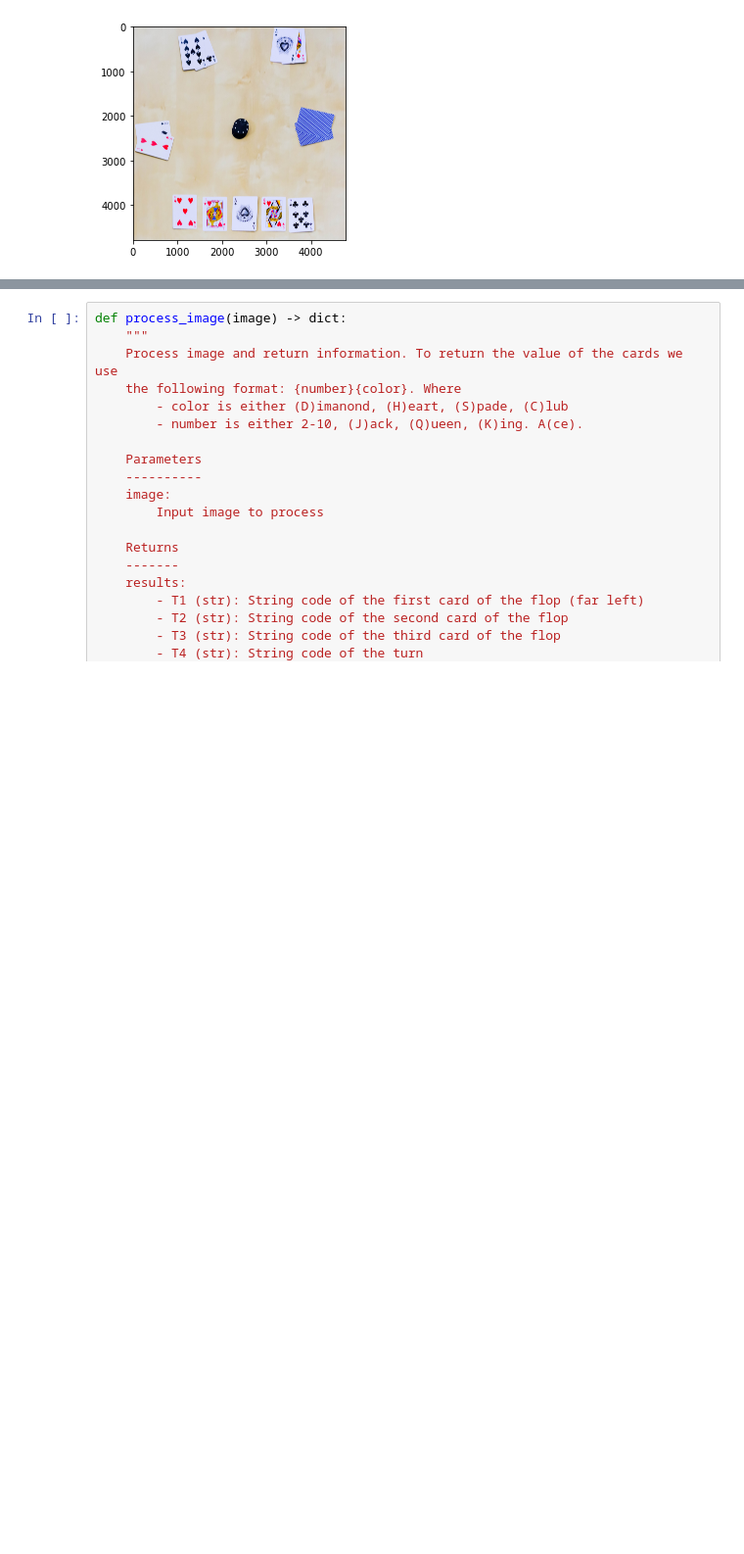
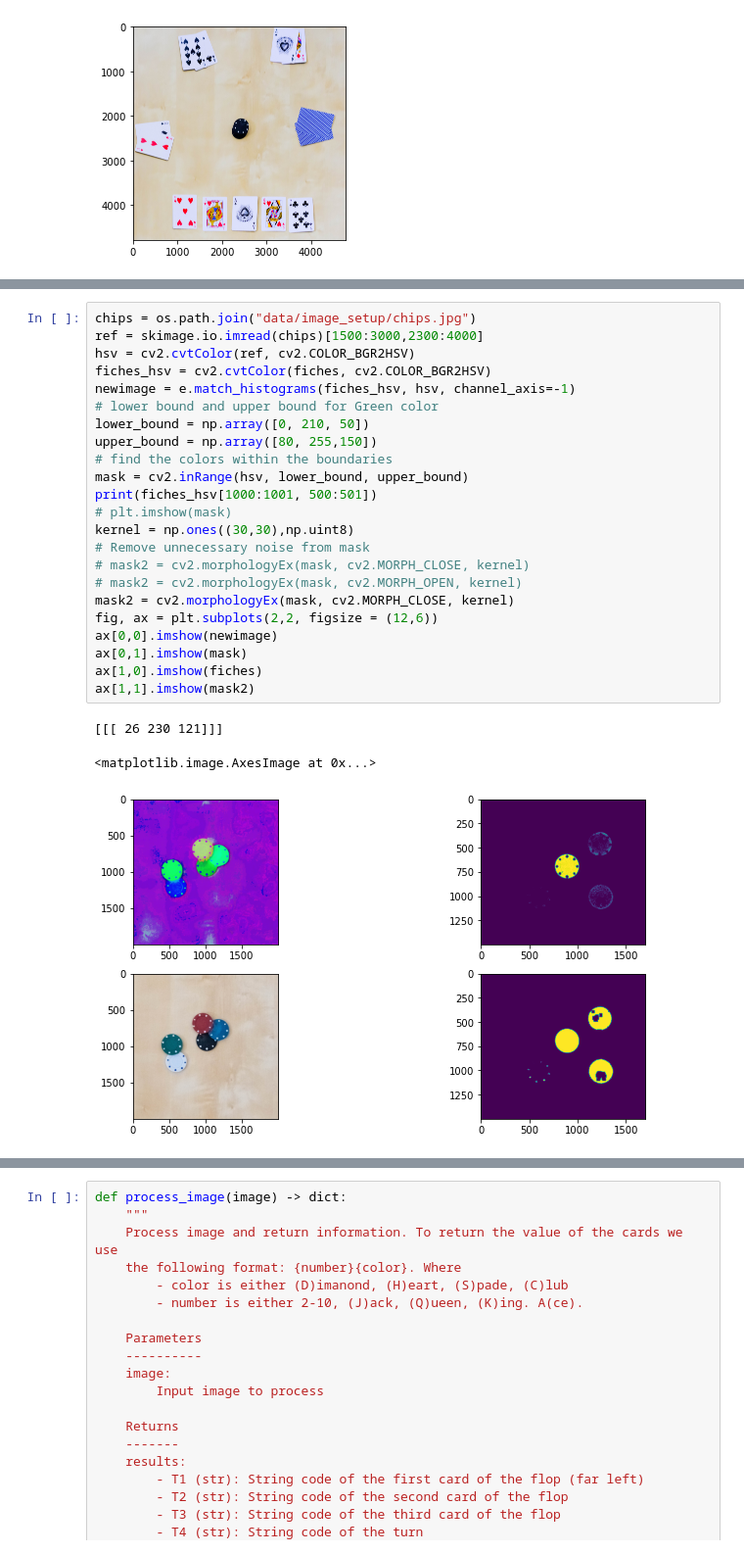
Before and after one commit to fraborg99/Iapr_final_project, a Jupyter notebook: project.ipynb, the cells around one changed output, grey strips where cells are left out. Shown at 98% size. Cells and saved outputs as stored; diff of their text form; blank space fills up the shorter version.

```diff
--- a/project.ipynb
+++ b/project.ipynb
@@ -381,0 +400,27 @@ for i in range(6):
+# %%
+chips = os.path.join("data/image_setup/chips.jpg")
+ref = skimage.io.imread(chips)[1500:3000,2300:4000]
+hsv = cv2.cvtColor(ref, cv2.COLOR_BGR2HSV)
+fiches_hsv = cv2.cvtColor(fiches, cv2.COLOR_BGR2HSV)
+newimage = e.match_histograms(fiches_hsv, hsv, channel_axis=-1)
+# lower bound and upper bound for Green color
+lower_bound = np.array([0, 210, 50])
+upper_bound = np.array([80, 255,150])
+# find the colors within the boundaries
+mask = cv2.inRange(hsv, lower_bound, upper_bound)
+print(fiches_hsv[1000:1001, 500:501])
+# plt.imshow(mask)
+kernel = np.ones((30,30),np.uint8)
+# Remove unnecessary noise from mask
+# mask2 = cv2.morphologyEx(mask, cv2.MORPH_CLOSE, kernel)
+# mask2 = cv2.morphologyEx(mask, cv2.MORPH_OPEN, kernel)
+mask2 = cv2.morphologyEx(mask, cv2.MORPH_CLOSE, kernel)
+fig, ax = plt.subplots(2,2, figsize = (12,6))
+ax[0,0].imshow(newimage)
+ax[0,1].imshow(mask)
+ax[1,0].imshow(fiches)
+ax[1,1].imshow(mask2)
+# %% [output]
+[[[ 26 230 121]]]
+<matplotlib.image.AxesImage at 0x...>
+[figure, added]
```
Also changed, not shown: parts of 9 cells of this notebook.
